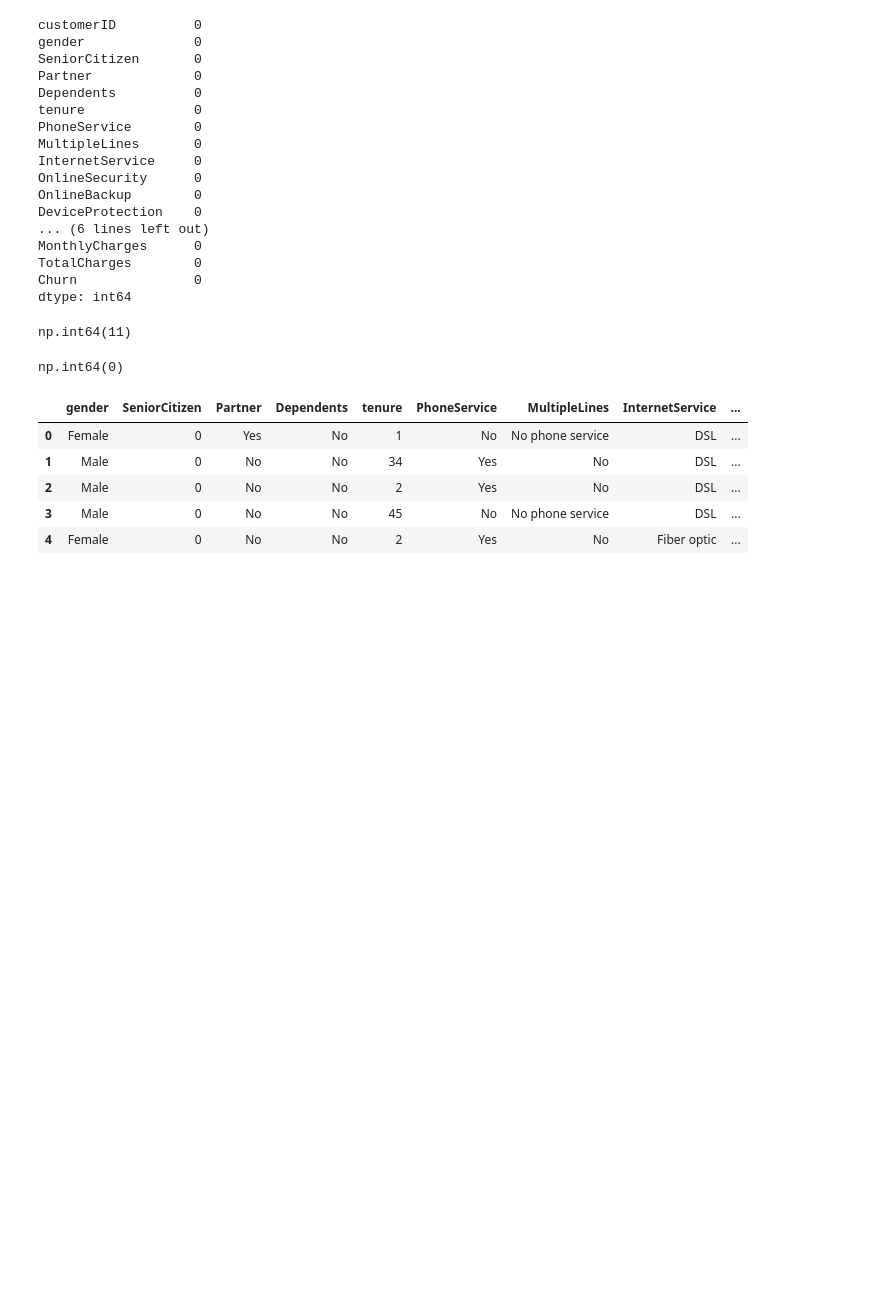
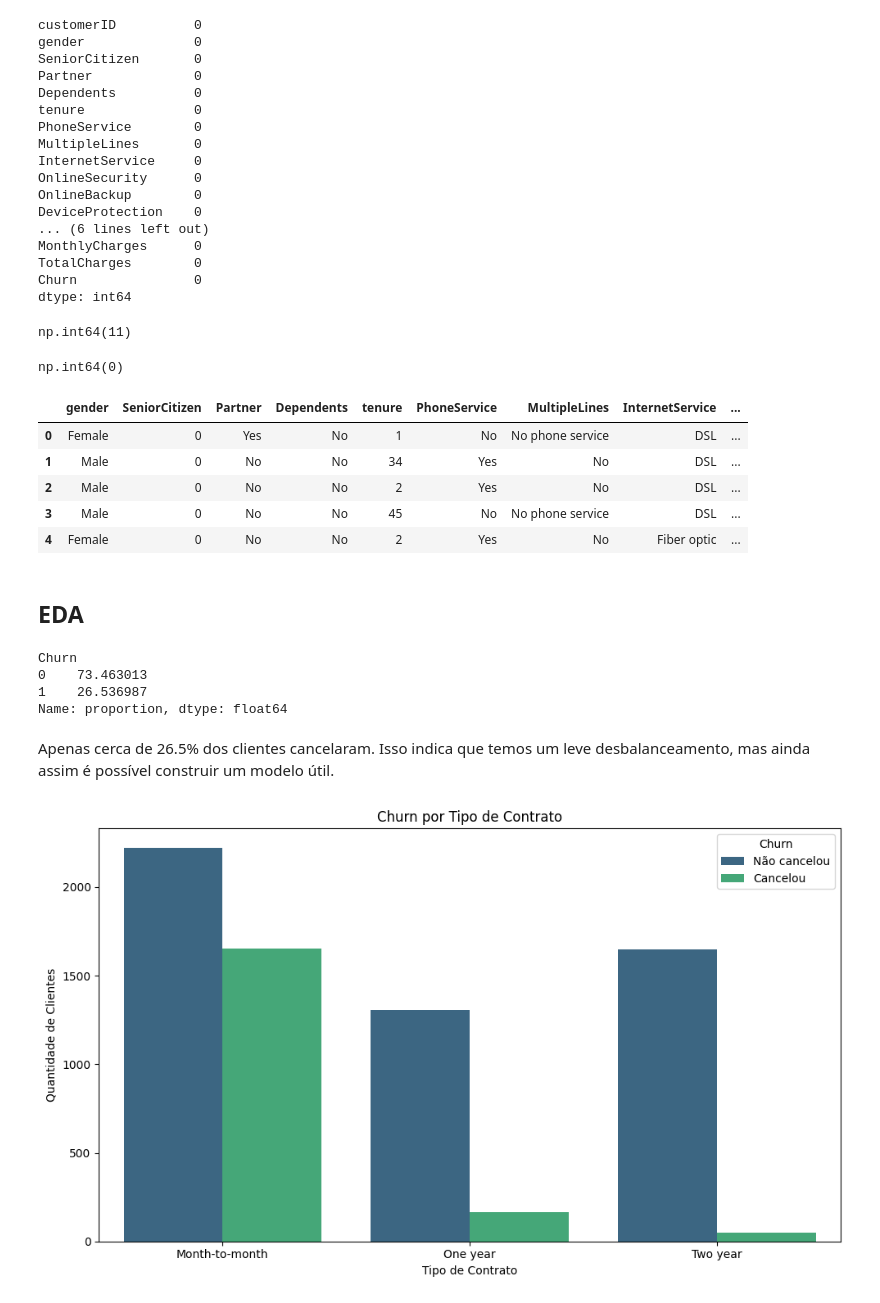
Before and after one commit to julianakcm1/churn-prediction, a Jupyter notebook: notebooks/churn_analysis.ipynb, the cells around one changed output. Drawn from its saved outputs; the diff is of its cells as text; code cells hidden in the pictures; blank space fills up the shorter version.

Commit message:
feat(EDA): add churn distribution, contract countplot and tenure boxplot

```diff
--- a/notebooks/churn_analysis.ipynb
+++ b/notebooks/churn_analysis.ipynb
@@ -83,3 +89,27 @@ df.head()
 | 2 | Male | 0 | No | No | 2 | Yes | No | DSL | ... |
 | 3 | Male | 0 | No | No | 45 | No | No phone service | DSL | ... |
 | 4 | Female | 0 | No | No | 2 | Yes | No | Fiber optic | ... |
+# %% [markdown]
+## EDA
+# %%
+churn_counts = df['Churn'].value_counts(normalize=True) * 100
+
+churn_counts
+# %% [output]
+Churn
+0    73.463013
+1    26.536987
+Name: proportion, dtype: float64
+# %% [markdown]
+Apenas cerca de 26.5% dos clientes cancelaram. Isso indica que temos um leve desbalanceamento, mas ainda assim é possível construir um modelo útil.
+# %%
+plt.figure(figsize=(10, 6))
+sns.countplot(x='Contract', hue='Churn', data=df, palette='viridis')
+plt.title('Churn por Tipo de Contrato')
+plt.xlabel('Tipo de Contrato')
+plt.ylabel('Quantidade de Clientes')
+plt.legend(title='Churn', labels=['Não cancelou', 'Cancelou'])
+plt.tight_layout()
+plt.show()
+# %% [output]
+[figure, added]
```
Also changed, not shown: parts of 6 cells of this notebook.
